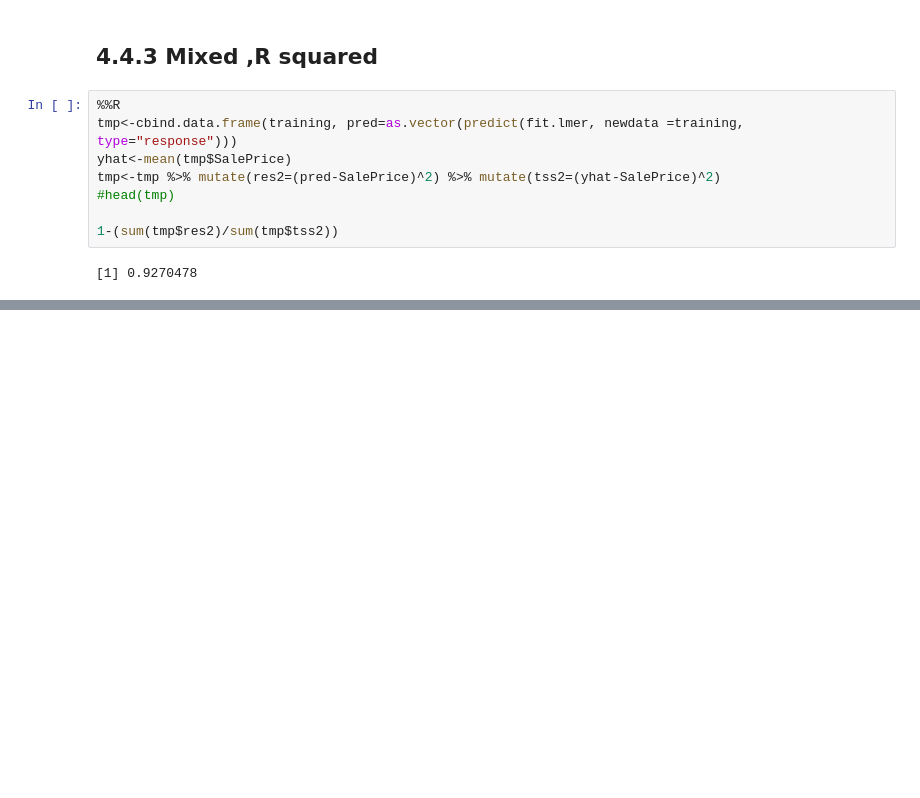
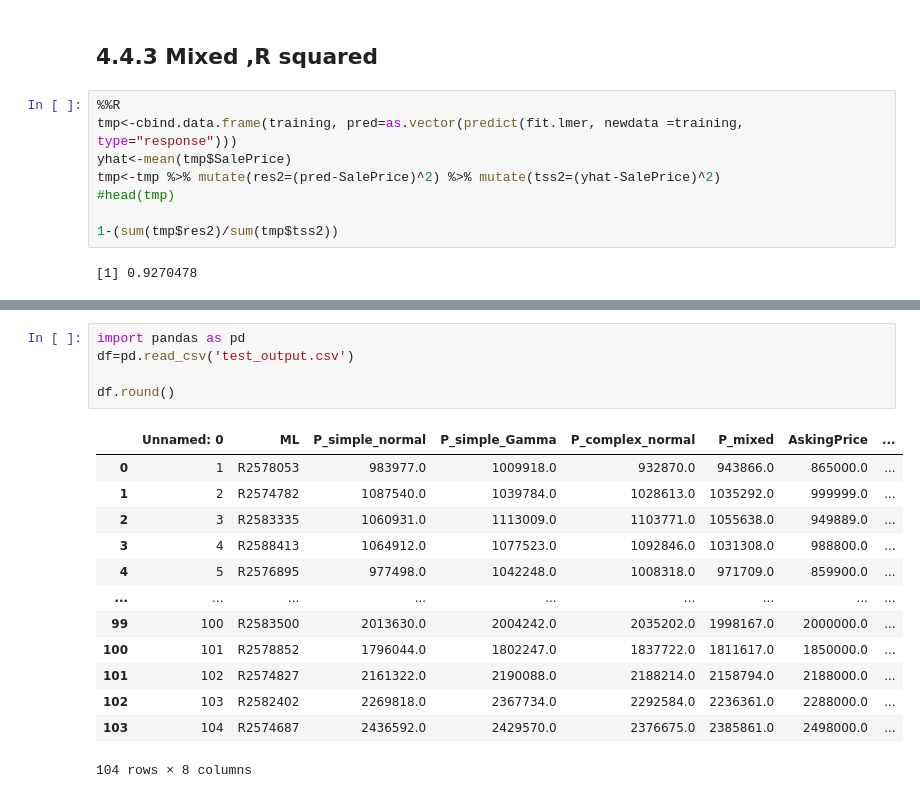
Before and after one commit to tavakohr/BasicFunctions, a Jupyter notebook: RealEstate_R.ipynb, the cells around one changed output, grey strips where cells are left out. Cells and saved outputs as stored; diff of their text form; blank space fills up the shorter version.

```diff
--- a/RealEstate_R.ipynb
+++ b/RealEstate_R.ipynb
@@ -544,0 +553,19 @@ tmp<-tmp %>% mutate(res2=(pred-SalePrice)^2) %>% mutate(tss2=(yhat-SalePrice)^2)
+# %%
+import pandas as pd
+df=pd.read_csv('test_output.csv')
+
+df.round()
+# %% [output]
+|  | Unnamed: 0 | ML | P_simple_normal | P_simple_Gamma | P_complex_normal | P_mixed | AskingPrice | ... |
+| 0 | 1 | R2578053 | 983977.0 | 1009918.0 | 932870.0 | 943866.0 | 865000.0 | ... |
+| 1 | 2 | R2574782 | 1087540.0 | 1039784.0 | 1028613.0 | 1035292.0 | 999999.0 | ... |
+| 2 | 3 | R2583335 | 1060931.0 | 1113009.0 | 1103771.0 | 1055638.0 | 949889.0 | ... |
+| 3 | 4 | R2588413 | 1064912.0 | 1077523.0 | 1092846.0 | 1031308.0 | 988800.0 | ... |
+| 4 | 5 | R2576895 | 977498.0 | 1042248.0 | 1008318.0 | 971709.0 | 859900.0 | ... |
+| ... | ... | ... | ... | ... | ... | ... | ... | ... |
+| 99 | 100 | R2583500 | 2013630.0 | 2004242.0 | 2035202.0 | 1998167.0 | 2000000.0 | ... |
+| 100 | 101 | R2578852 | 1796044.0 | 1802247.0 | 1837722.0 | 1811617.0 | 1850000.0 | ... |
+| 101 | 102 | R2574827 | 2161322.0 | 2190088.0 | 2188214.0 | 2158794.0 | 2188000.0 | ... |
+| 102 | 103 | R2582402 | 2269818.0 | 2367734.0 | 2292584.0 | 2236361.0 | 2288000.0 | ... |
+| 103 | 104 | R2574687 | 2436592.0 | 2429570.0 | 2376675.0 | 2385861.0 | 2498000.0 | ... |
+104 rows × 8 columns
```
Also changed, not shown: parts of 2 cells of this notebook.
